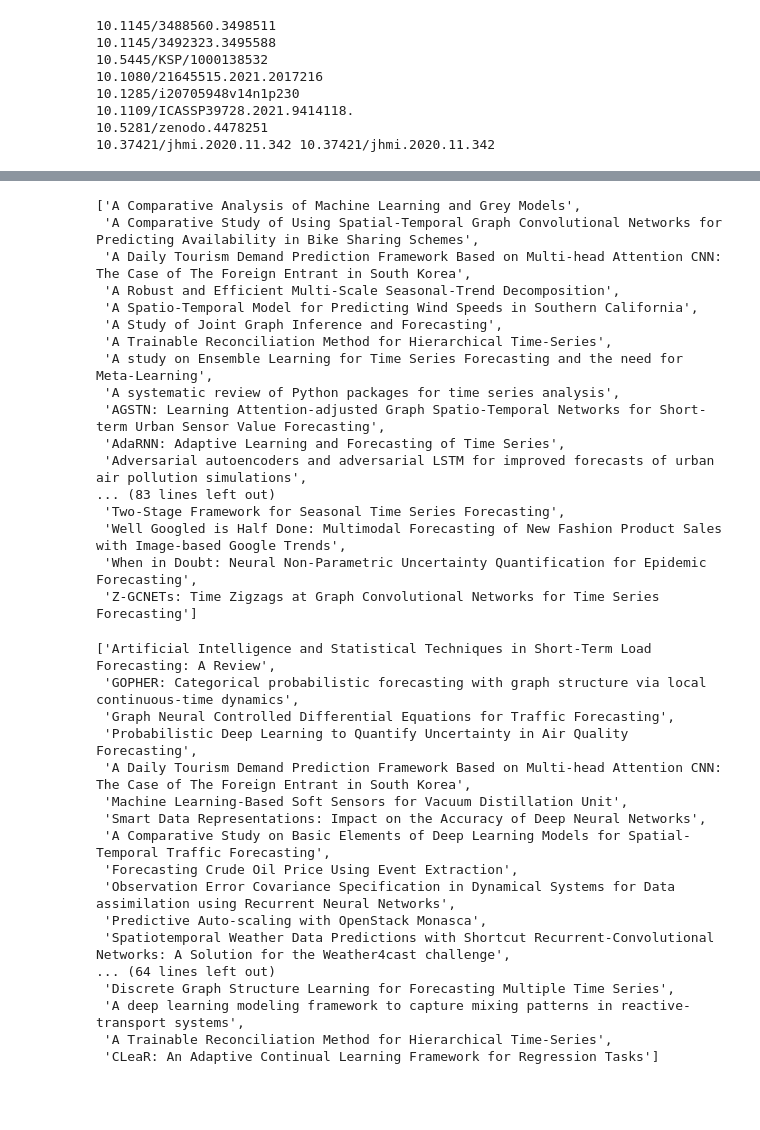
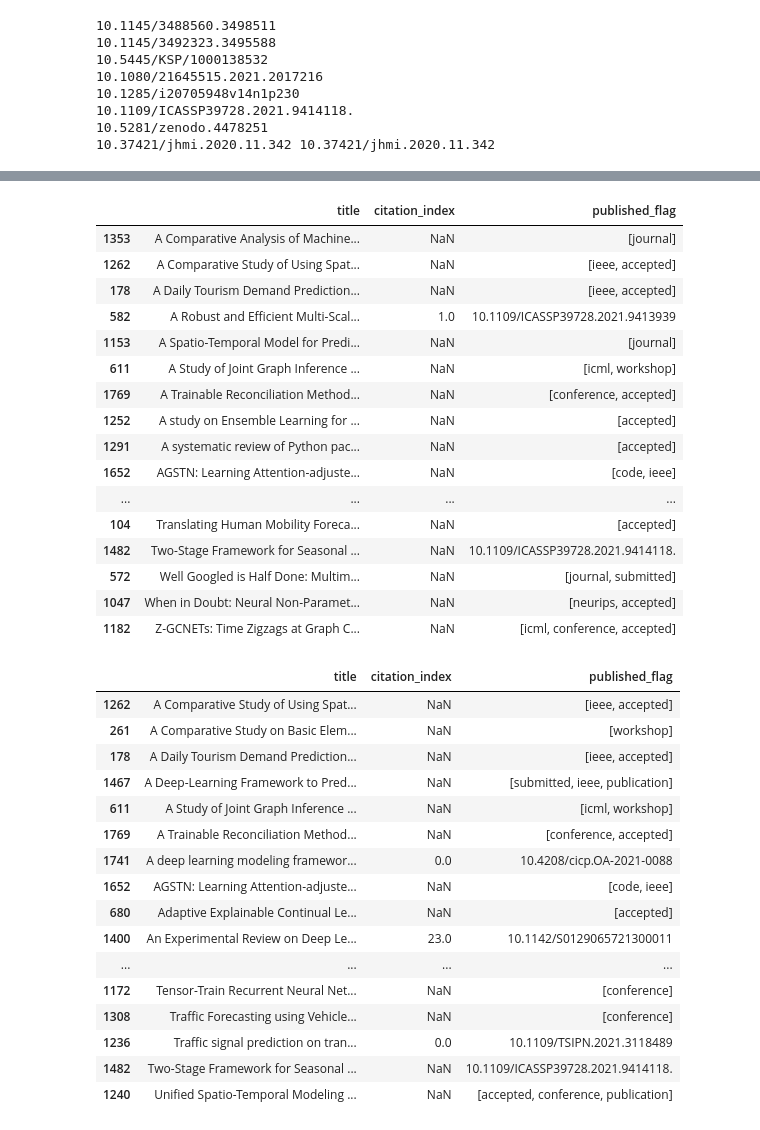
Before and after one commit to martins0n/sandbox, a Jupyter notebook: arxiv/parser.ipynb, the cells around one changed output, grey strips where cells are left out. Cells and saved outputs as stored; diff of their text form; code cells hidden in the pictures; blank space fills up the shorter version.

```diff
--- a/arxiv/parser.ipynb
+++ b/arxiv/parser.ipynb
@@ -262,48 +189,48 @@ df[~df.doi.isnull()].sort_values(by="citation_index", ascending=False)[["title",
 # %%
 (
-    df[df.published_flag]
+    df[~df.published_flag.isnull()]
     .pipe(lambda x: x[lambda y: y.parsed_summary_2gram.apply(lambda z: ("time", "seri") in z)])
-    .title.sort_values().to_list()
+    .sort_values(by="title")[["title", "citation_index", "published_flag"]]
 )
 # %% [output]
-['A Comparative Analysis of Machine Learning and Grey Models',
- 'A Comparative Study of Using Spatial-Temporal Graph Convolutional Networks for Predicting Availability in Bike Sharing Schemes',
- 'A Daily Tourism Demand Prediction Framework Based on Multi-head Attention CNN: The Case of The Foreign Entrant in South Korea',
- 'A Robust and Efficient Multi-Scale Seasonal-Trend Decomposition',
- 'A Spatio-Temporal Model for Predicting Wind Speeds in Southern California',
- 'A Study of Joint Graph Inference and Forecasting',
- 'A Trainable Reconciliation Method for Hierarchical Time-Series',
- 'A study on Ensemble Learning for Time Series Forecasting and the need for Meta-Learning',
- 'A systematic review of Python packages for time series analysis',
- 'AGSTN: Learning Attention-adjusted Graph Spatio-Temporal Networks for Short-term Urban Sensor Value Forecasting',
- 'AdaRNN: Adaptive Learning and Forecasting of Time Series',
- 'Adversarial autoencoders and adversarial LSTM for improved forecasts of urban air pollution simulations',
-... (83 lines left out)
- 'Two-Stage Framework for Seasonal Time Series Forecasting',
- 'Well Googled is Half Done: Multimodal Forecasting of New Fashion Product Sales with Image-based Google Trends',
- 'When in Doubt: Neural Non-Parametric Uncertainty Quantification for Epidemic Forecasting',
- 'Z-GCNETs: Time Zigzags at Graph Convolutional Networks for Time Series Forecasting']
+|  | title | citation_index | published_flag |
+| 1353 | A Comparative Analysis of Machine... | NaN | [journal] |
+| 1262 | A Comparative Study of Using Spat... | NaN | [ieee, accepted] |
+| 178 | A Daily Tourism Demand Prediction... | NaN | [ieee, accepted] |
+| 582 | A Robust and Efficient Multi-Scal... | 1.0 | 10.1109/ICASSP39728.2021.9413939 |
+| 1153 | A Spatio-Temporal Model for Predi... | NaN | [journal] |
+| 611 | A Study of Joint Graph Inference ... | NaN | [icml, workshop] |
+| 1769 | A Trainable Reconciliation Method... | NaN | [conference, accepted] |
+| 1252 | A study on Ensemble Learning for ... | NaN | [accepted] |
+| 1291 | A systematic review of Python pac... | NaN | [accepted] |
+| 1652 | AGSTN: Learning Attention-adjuste... | NaN | [code, ieee] |
+| ... | ... | ... | ... |
+| 104 | Translating Human Mobility Foreca... | NaN | [accepted] |
+| 1482 | Two-Stage Framework for Seasonal ... | NaN | 10.1109/ICASSP39728.2021.9414118. |
+| 572 | Well Googled is Half Done: Multim... | NaN | [journal, submitted] |
+| 1047 | When in Doubt: Neural Non-Paramet... | NaN | [neurips, accepted] |
+| 1182 | Z-GCNETs: Time Zigzags at Graph C... | NaN | [icml, conference, accepted] |
 # %%
 (
-    df[df.published_flag]
+    df[~df.published_flag.isnull()]
     .pipe(lambda x: x[lambda y: y.parsed_summary_2gram.apply(lambda z: ("neural", "network") in z)])
-    .title.to_list()
+    .sort_values(by="title")[["title", "citation_index", "published_flag"]]
 )
 # %% [output]
-['Artificial Intelligence and Statistical Techniques in Short-Term Load Forecasting: A Review',
- 'GOPHER: Categorical probabilistic forecasting with graph structure via local continuous-time dynamics',
- 'Graph Neural Controlled Differential Equations for Traffic Forecasting',
- 'Probabilistic Deep Learning to Quantify Uncertainty in Air Quality Forecasting',
- 'A Daily Tourism Demand Prediction Framework Based on Multi-head Attention CNN: The Case of The Foreign Entrant in South Korea',
- 'Machine Learning-Based Soft Sensors for Vacuum Distillation Unit',
- 'Smart Data Representations: Impact on the Accuracy of Deep Neural Networks',
- 'A Comparative Study on Basic Elements of Deep Learning Models for Spatial-Temporal Traffic Forecasting',
- 'Forecasting Crude Oil Price Using Event Extraction',
- 'Observation Error Covariance Specification in Dynamical Systems for Data assimilation using Recurrent Neural Networks',
- 'Predictive Auto-scaling with OpenStack Monasca',
- 'Spatiotemporal Weather Data Predictions with Shortcut Recurrent-Convolutional Networks: A Solution for the Weather4cast challenge',
-... (64 lines left out)
- 'Discrete Graph Structure Learning for Forecasting Multiple Time Series',
- 'A deep learning modeling framework to capture mixing patterns in reactive-transport systems',
- 'A Trainable Reconciliation Method for Hierarchical Time-Series',
- 'CLeaR: An Adaptive Continual Learning Framework for Regression Tasks']
+|  | title | citation_index | published_flag |
+| 1262 | A Comparative Study of Using Spat... | NaN | [ieee, accepted] |
+| 261 | A Comparative Study on Basic Elem... | NaN | [workshop] |
+| 178 | A Daily Tourism Demand Prediction... | NaN | [ieee, accepted] |
+| 1467 | A Deep-Learning Framework to Pred... | NaN | [submitted, ieee, publication] |
+| 611 | A Study of Joint Graph Inference ... | NaN | [icml, workshop] |
+| 1769 | A Trainable Reconciliation Method... | NaN | [conference, accepted] |
+| 1741 | A deep learning modeling framewor... | 0.0 | 10.4208/cicp.OA-2021-0088 |
+| 1652 | AGSTN: Learning Attention-adjuste... | NaN | [code, ieee] |
+| 680 | Adaptive Explainable Continual Le... | NaN | [accepted] |
+| 1400 | An Experimental Review on Deep Le... | 23.0 | 10.1142/S0129065721300011 |
+| ... | ... | ... | ... |
+| 1172 | Tensor-Train Recurrent Neural Net... | NaN | [conference] |
+| 1308 | Traffic Forecasting using Vehicle... | NaN | [conference] |
+| 1236 | Traffic signal prediction on tran... | 0.0 | 10.1109/TSIPN.2021.3118489 |
+| 1482 | Two-Stage Framework for Seasonal ... | NaN | 10.1109/ICASSP39728.2021.9414118. |
+| 1240 | Unified Spatio-Temporal Modeling ... | NaN | [accepted, conference, publication] |
```
Also changed, not shown: parts of 17 cells of this notebook, 2 other files.
